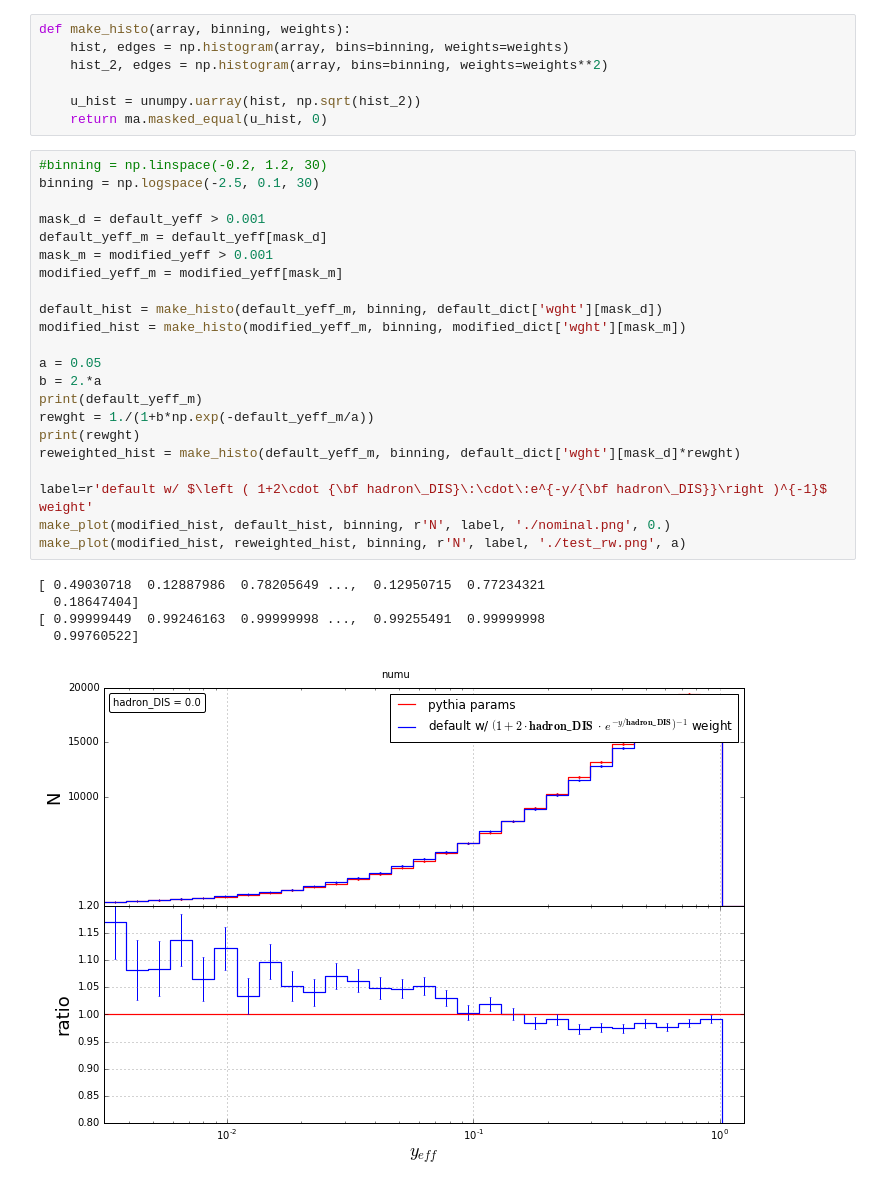
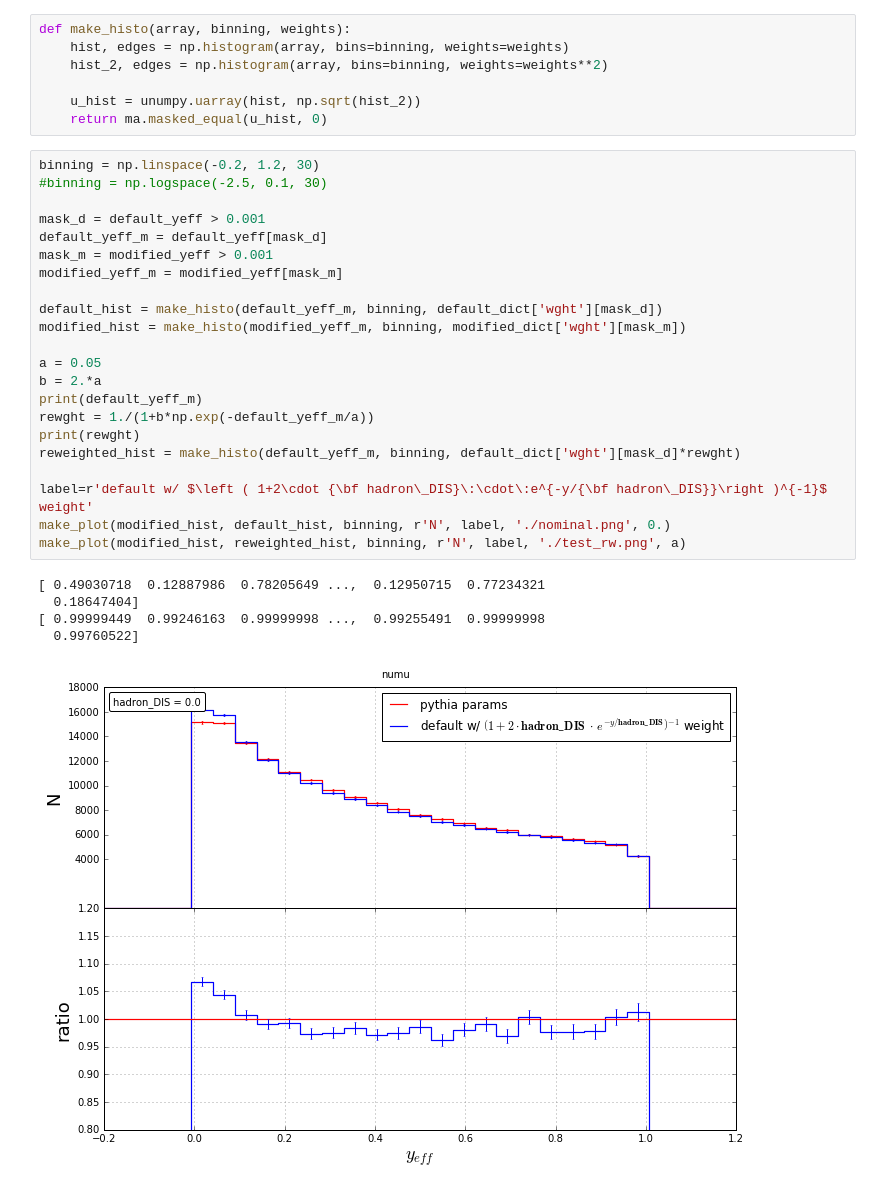
Before and after one commit to ShiveshM/dis_sys_xsec, a Jupyter notebook: hadronization.ipynb, the cells around one changed output. Cells and saved outputs as stored; diff of their text form.

```diff
--- a/hadronization.ipynb
+++ b/hadronization.ipynb
@@ -251,30 +251,30 @@ def make_histo(array, binning, weights):
     u_hist = unumpy.uarray(hist, np.sqrt(hist_2))
     return ma.masked_equal(u_hist, 0)
 # %%
-#binning = np.linspace(-0.2, 1.2, 30)
-binning = np.logspace(-2.5, 0.1, 30)
+binning = np.linspace(-0.2, 1.2, 30)
+#binning = np.logspace(-2.5, 0.1, 30)
 
 mask_d = default_yeff > 0.001
 default_yeff_m = default_yeff[mask_d]
 mask_m = modified_yeff > 0.001
 modified_yeff_m = modified_yeff[mask_m]
 
 default_hist = make_histo(default_yeff_m, binning, default_dict['wght'][mask_d])
 modified_hist = make_histo(modified_yeff_m, binning, modified_dict['wght'][mask_m])
 
 a = 0.05
 b = 2.*a
 print(default_yeff_m)
 rewght = 1./(1+b*np.exp(-default_yeff_m/a))
 print(rewght)
 reweighted_hist = make_histo(default_yeff_m, binning, default_dict['wght'][mask_d]*rewght)
 
 label=r'default w/ $\left ( 1+2\cdot {\bf hadron\_DIS}\:\cdot\:e^{-y/{\bf hadron\_DIS}}\right )^{-1}$ weight'
 make_plot(modified_hist, default_hist, binning, r'N', label, './nominal.png', 0.)
 make_plot(modified_hist, reweighted_hist, binning, r'N', label, './test_rw.png', a)
 # %% [output]
 [ 0.49030718  0.12887986  0.78205649 ...,  0.12950715  0.77234321
   0.18647404]
 [ 0.99999449  0.99246163  0.99999998 ...,  0.99255491  0.99999998
   0.99760522]
-[figure, old version]
+[figure, new version]
```
Also changed, not shown: parts of 1 cell of this notebook, 6 other files.
